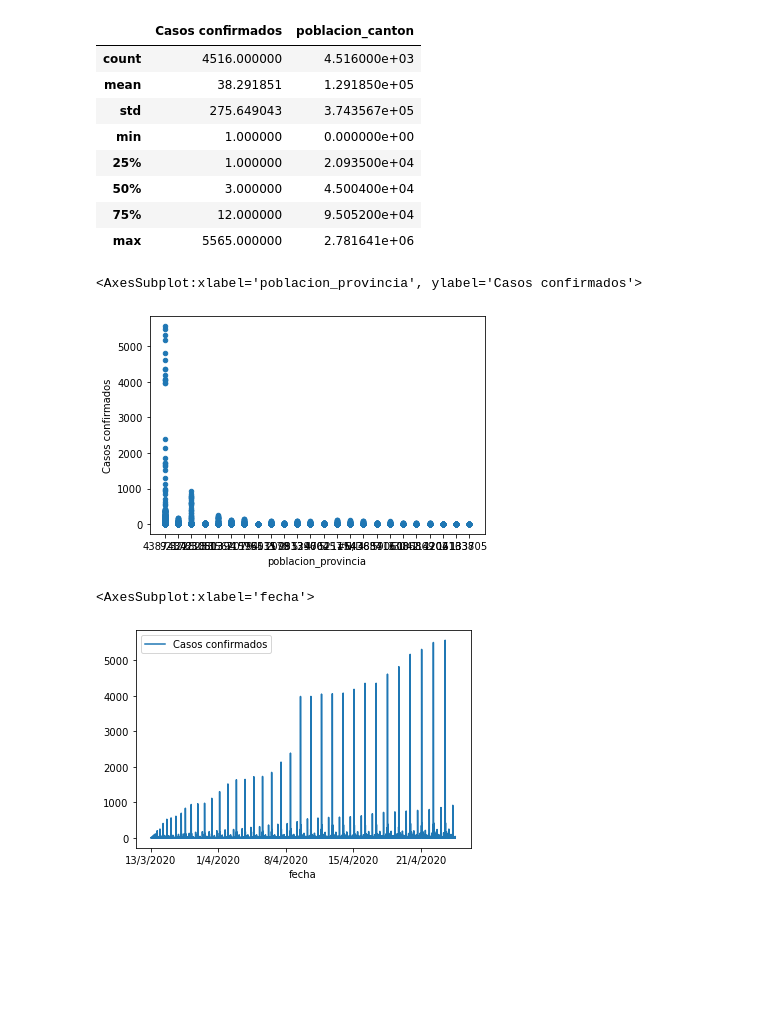
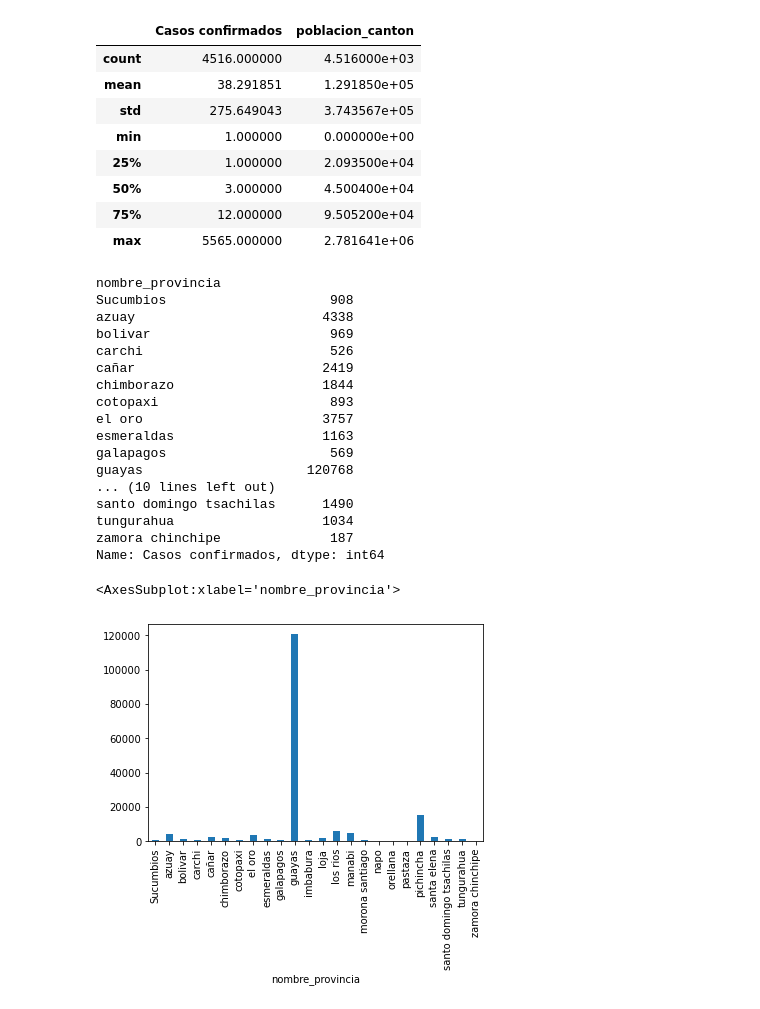
Before and after one commit to LeninGF/Curso_MachineLearning_Python_EPN2019_IEEE, a Jupyter notebook: Pandas/PandasTutorial_2.ipynb, the cells around one changed output. Drawn from its saved outputs; the diff is of its cells as text; code cells hidden in the pictures; blank space fills up the shorter version.

```diff
--- a/Pandas/PandasTutorial_2.ipynb
+++ b/Pandas/PandasTutorial_2.ipynb
@@ -48,13 +48,30 @@ datos[['Casos confirmados', 'poblacion_canton', 'poblacion_provincia', 'cerco_ep
 | 75% | 12.000000 | 9.505200e+04 |
 | max | 5565.000000 | 2.781641e+06 |
 # %%
-datos.plot.scatter(x='poblacion_provincia', y='Casos confirmados')
+# datos.plot.scatter(x='poblacion_provincia', y='Casos confirmados')
+x = datos.groupby('nombre_provincia')['Casos confirmados'].sum()
+x
 # %% [output]
-<AxesSubplot:xlabel='poblacion_provincia', ylabel='Casos confirmados'>
+nombre_provincia
+Sucumbios                     908
+azuay                        4338
+bolivar                       969
+carchi                        526
+cañar                        2419
+chimborazo                   1844
+cotopaxi                      893
+el oro                       3757
+esmeraldas                   1163
+galapagos                     569
+guayas                     120768
+... (10 lines left out)
+santo domingo tsachilas      1490
+tungurahua                   1034
+zamora chinchipe              187
+Name: Casos confirmados, dtype: int64
-[figure, removed]
-# %%
-datos.plot.line(x='fecha', y='Casos confirmados')
-# %% [output]
-<AxesSubplot:xlabel='fecha'>
-[figure, removed]
+# %%
+x.plot.bar()
+# %% [output]
+<AxesSubplot:xlabel='nombre_provincia'>
+[figure, added]
 # %%
```
Also changed, not shown: parts of 16 cells of this notebook, 20 other files.
